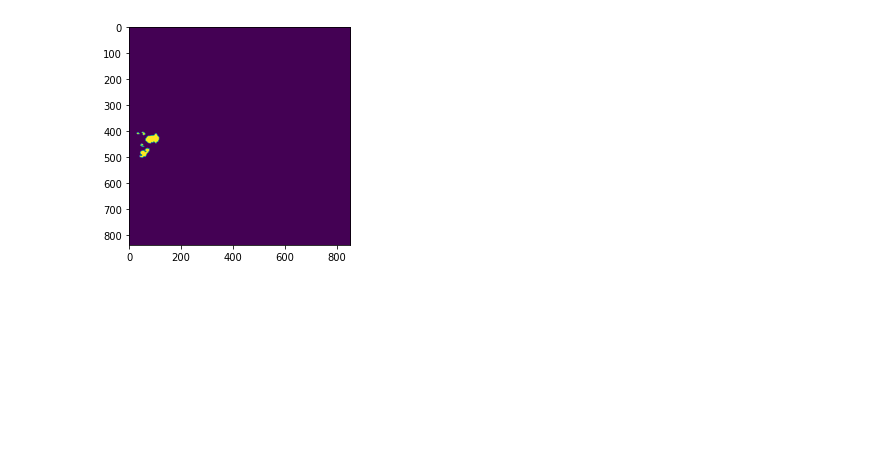
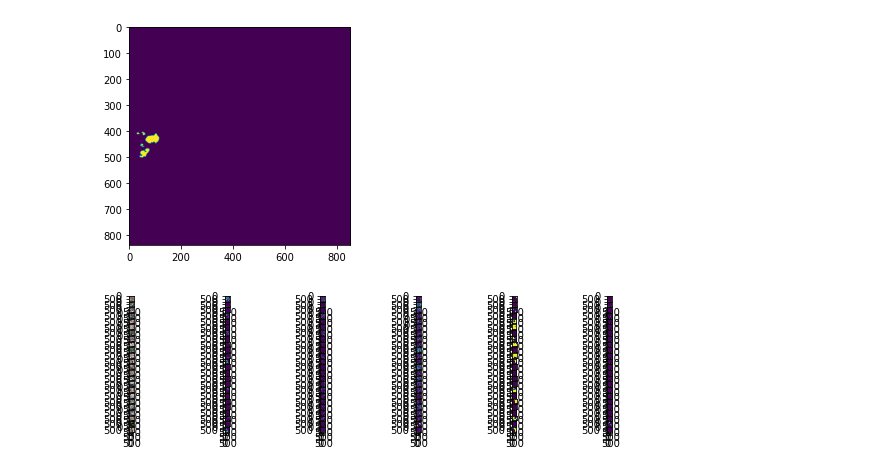
Before and after one commit to anoopmanikantas/Time-Series-analysis-of-Satellite-data-Feature-extractions-on-Transitions, a Jupyter notebook: Satellite_Data_Processing.ipynb, the cells around one changed output. Drawn from its saved outputs; the diff is of its cells as text; code cells hidden in the pictures; blank space fills up the shorter version.

```diff
--- a/Satellite_Data_Processing.ipynb
+++ b/Satellite_Data_Processing.ipynb
@@ -26,9 +29,5 @@ MAIN_DIR = '/content/data/'
 # %% [markdown]
 Visualization (under maintenance)
-# %%
-img_id = 1
-input_raster = MAIN_DIR+'mband/0{}.tif'.format(img_id)
-mask_raster = MAIN_DIR+'gt_mband/0{}.tif'.format(img_id)
 # %%
 def stretch_8bit(bands, lower_percent=2, higher_percent=98):
     out = np.zeros_like(bands)
@@ -82,3 +80,15 @@ plt.imshow(img[4])
 # %% [output]
 <matplotlib.image.AxesImage at 0x...>
 [figure]
+# %%
+fig,ax = plt.subplots(24,6,figsize=(10,2.5))
+for img_id in range(24):
+  input_raster = MAIN_DIR+'mband/{}.tif'.format(str(img_id+1).zfill(2))
+  mask_raster = MAIN_DIR+'gt_mband/{}.tif'.format(str(img_id+1).zfill(2))
+  img_8_bit = visualize(input_raster)
+  img_mask = tiff.imread(mask_raster)
+  ax[img_id][0].imshow(img_8_bit)
+  for mask in range(5):
+    ax[img_id][mask+1].imshow(img_mask[mask])
+# %% [output]
+[figure, added]
```
Also changed, not shown: parts of 3 cells of this notebook.
